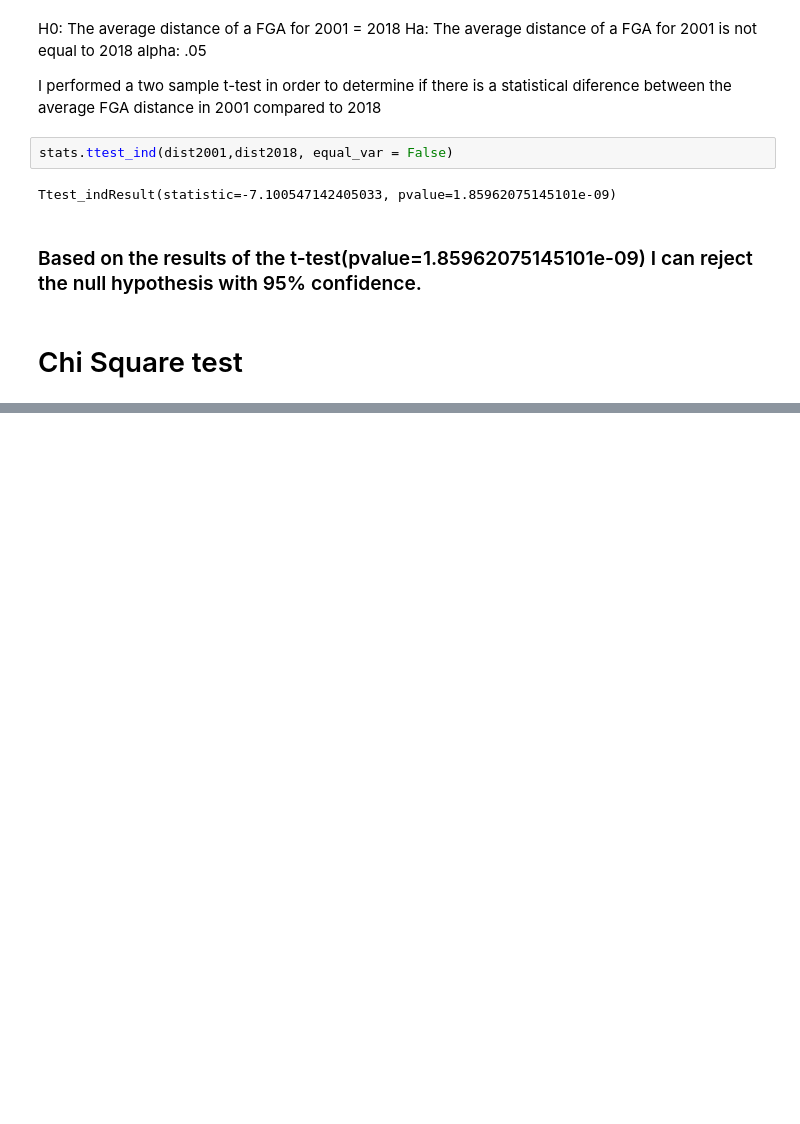
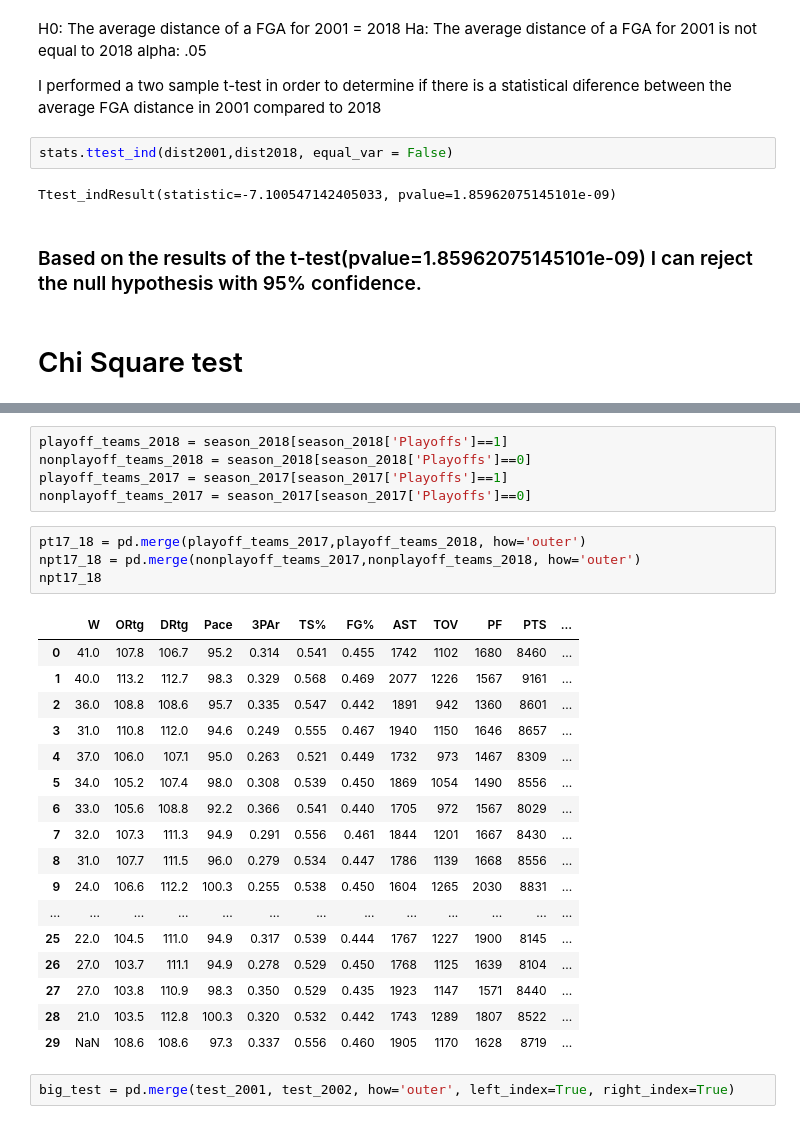
Before and after one commit to johncpolitte/NBA_Data_Analysis, a Jupyter notebook: Pandas_work.ipynb, the cells around one changed output, grey strips where cells are left out. Cells and saved outputs as stored; diff of their text form; blank space fills up the shorter version.

Commit message:
grouping by playoff status

```diff
--- a/Pandas_work.ipynb
+++ b/Pandas_work.ipynb
@@ -452,0 +469,29 @@ dist2001 = np.array(season_2001['Dist.'])
+# %%
+playoff_teams_2018 = season_2018[season_2018['Playoffs']==1]
+nonplayoff_teams_2018 = season_2018[season_2018['Playoffs']==0]
+playoff_teams_2017 = season_2017[season_2017['Playoffs']==1]
+nonplayoff_teams_2017 = season_2017[season_2017['Playoffs']==0]
+# %%
+pt17_18 = pd.merge(playoff_teams_2017,playoff_teams_2018, how='outer')
+npt17_18 = pd.merge(nonplayoff_teams_2017,nonplayoff_teams_2018, how='outer')
+npt17_18
+# %% [output]
+|  | W | ORtg | DRtg | Pace | 3PAr | TS% | FG% | AST | TOV | PF | PTS | ... |
+| 0 | 41.0 | 107.8 | 106.7 | 95.2 | 0.314 | 0.541 | 0.455 | 1742 | 1102 | 1680 | 8460 | ... |
+| 1 | 40.0 | 113.2 | 112.7 | 98.3 | 0.329 | 0.568 | 0.469 | 2077 | 1226 | 1567 | 9161 | ... |
+| 2 | 36.0 | 108.8 | 108.6 | 95.7 | 0.335 | 0.547 | 0.442 | 1891 | 942 | 1360 | 8601 | ... |
+| 3 | 31.0 | 110.8 | 112.0 | 94.6 | 0.249 | 0.555 | 0.467 | 1940 | 1150 | 1646 | 8657 | ... |
+| 4 | 37.0 | 106.0 | 107.1 | 95.0 | 0.263 | 0.521 | 0.449 | 1732 | 973 | 1467 | 8309 | ... |
+| 5 | 34.0 | 105.2 | 107.4 | 98.0 | 0.308 | 0.539 | 0.450 | 1869 | 1054 | 1490 | 8556 | ... |
+| 6 | 33.0 | 105.6 | 108.8 | 92.2 | 0.366 | 0.541 | 0.440 | 1705 | 972 | 1567 | 8029 | ... |
+| 7 | 32.0 | 107.3 | 111.3 | 94.9 | 0.291 | 0.556 | 0.461 | 1844 | 1201 | 1667 | 8430 | ... |
+| 8 | 31.0 | 107.7 | 111.5 | 96.0 | 0.279 | 0.534 | 0.447 | 1786 | 1139 | 1668 | 8556 | ... |
+| 9 | 24.0 | 106.6 | 112.2 | 100.3 | 0.255 | 0.538 | 0.450 | 1604 | 1265 | 2030 | 8831 | ... |
+| ... | ... | ... | ... | ... | ... | ... | ... | ... | ... | ... | ... | ... |
+| 25 | 22.0 | 104.5 | 111.0 | 94.9 | 0.317 | 0.539 | 0.444 | 1767 | 1227 | 1900 | 8145 | ... |
+| 26 | 27.0 | 103.7 | 111.1 | 94.9 | 0.278 | 0.529 | 0.450 | 1768 | 1125 | 1639 | 8104 | ... |
+| 27 | 27.0 | 103.8 | 110.9 | 98.3 | 0.350 | 0.529 | 0.435 | 1923 | 1147 | 1571 | 8440 | ... |
+| 28 | 21.0 | 103.5 | 112.8 | 100.3 | 0.320 | 0.532 | 0.442 | 1743 | 1289 | 1807 | 8522 | ... |
+| 29 | NaN | 108.6 | 108.6 | 97.3 | 0.337 | 0.556 | 0.460 | 1905 | 1170 | 1628 | 8719 | ... |
+# %%
+big_test = pd.merge(test_2001, test_2002, how='outer', left_index=True, right_index=True)
```
Also changed, not shown: parts of 7 cells of this notebook, 1 other file.
